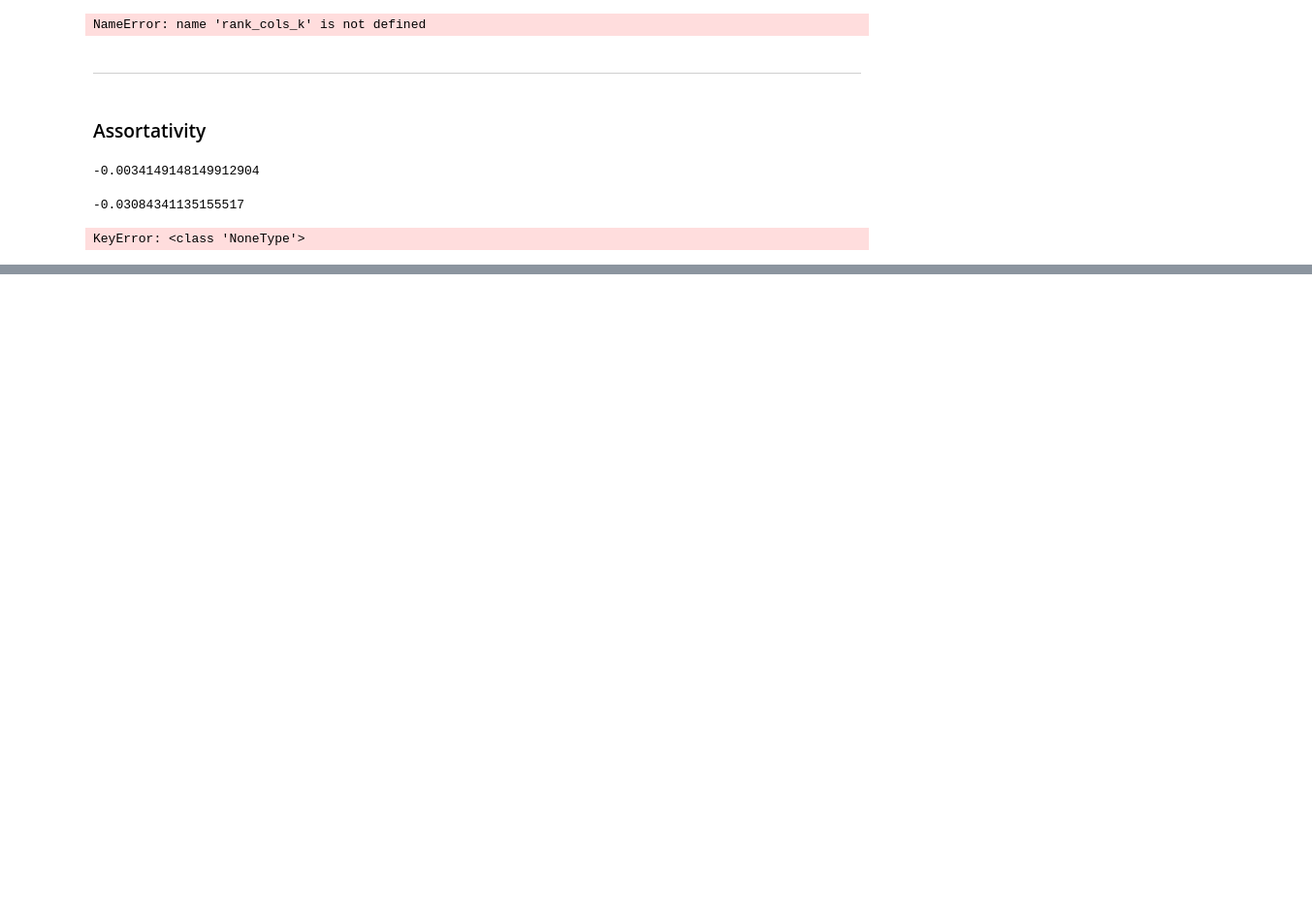
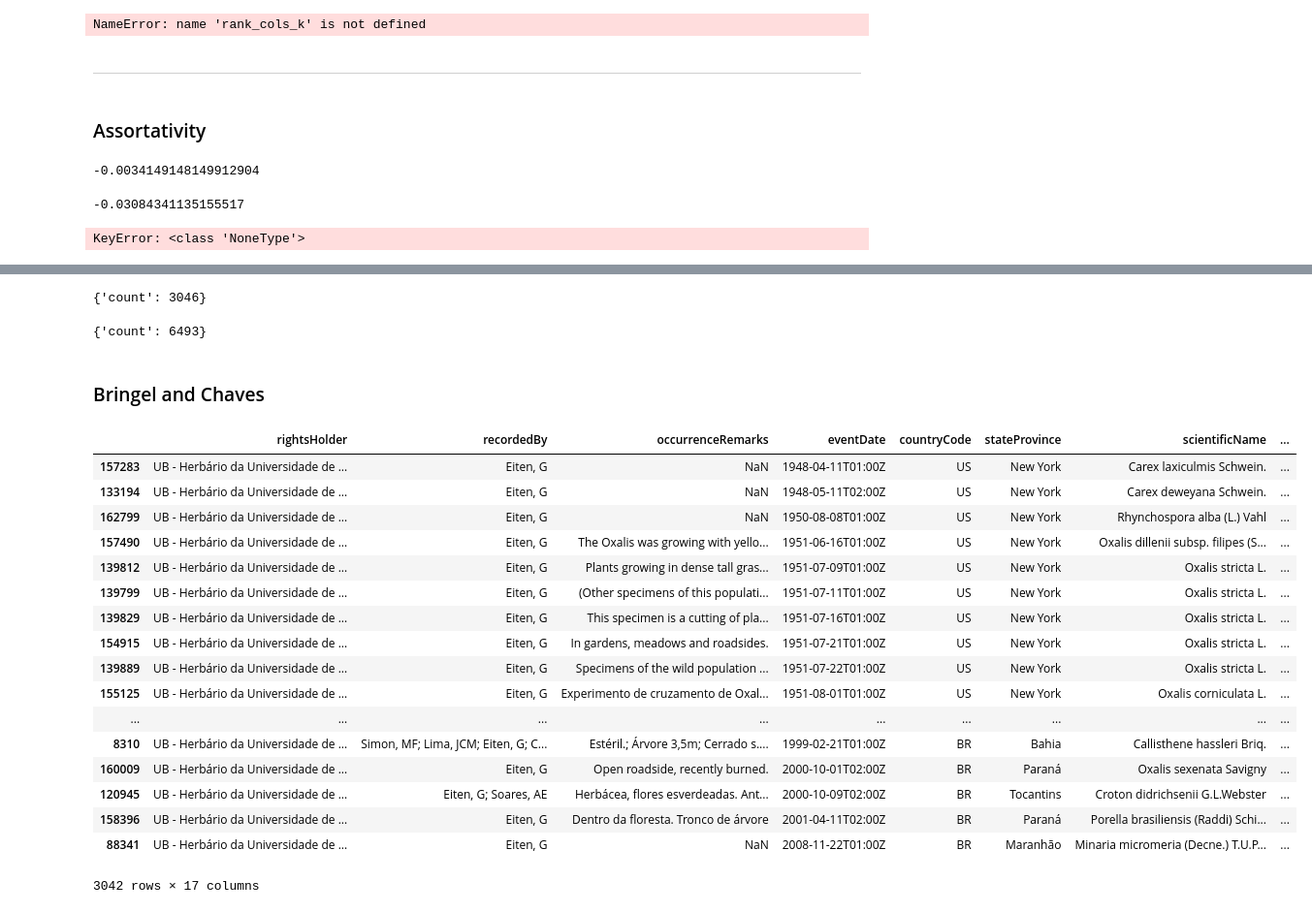
Before and after one commit to pedrosiracusa/tese_lncc_code, a Jupyter notebook: notebooks/chapter4/CWN_general.ipynb, the cells around one changed output, grey strips where cells are left out. Shown at 97% size. Drawn from its saved outputs; the diff is of its cells as text; code cells hidden in the pictures; blank space fills up the shorter version.

```diff
--- a/notebooks/chapter4/CWN_general.ipynb
+++ b/notebooks/chapter4/CWN_general.ipynb
@@ -509,0 +582,10 @@ nx.write_gexf(cwn,'./g.gexf')
+# %%
+cwn.node['eiten,g']
+# %% [output]
+{'count': 3046}
+# %%
+cwn.node['heringer,ep']
+# %% [output]
+{'count': 6493}
+# %% [markdown]
+### Bringel and Chaves
@@ -509,0 +596,21 @@ nx.write_gexf(cwn,'./g.gexf')
+# %%
+occs[occs['recordedBy'].apply(lambda x: 'Eiten' in str(x))].sort_values('eventDate').dropna(subset=['eventDate'])
+# %% [output]
+|  | rightsHolder | recordedBy | occurrenceRemarks | eventDate | countryCode | stateProvince | scientificName | ... |
+| 157283 | UB - Herbário da Universidade de ... | Eiten, G | NaN | 1948-04-11T01:00Z | US | New York | Carex laxiculmis Schwein. | ... |
+| 133194 | UB - Herbário da Universidade de ... | Eiten, G | NaN | 1948-05-11T02:00Z | US | New York | Carex deweyana Schwein. | ... |
+| 162799 | UB - Herbário da Universidade de ... | Eiten, G | NaN | 1950-08-08T01:00Z | US | New York | Rhynchospora alba (L.) Vahl | ... |
+| 157490 | UB - Herbário da Universidade de ... | Eiten, G | The Oxalis was growing with yello... | 1951-06-16T01:00Z | US | New York | Oxalis dillenii subsp. filipes (S... | ... |
+| 139812 | UB - Herbário da Universidade de ... | Eiten, G | Plants growing in dense tall gras... | 1951-07-09T01:00Z | US | New York | Oxalis stricta L. | ... |
+| 139799 | UB - Herbário da Universidade de ... | Eiten, G | (Other specimens of this populati... | 1951-07-11T01:00Z | US | New York | Oxalis stricta L. | ... |
+| 139829 | UB - Herbário da Universidade de ... | Eiten, G | This specimen is a cutting of pla... | 1951-07-16T01:00Z | US | New York | Oxalis stricta L. | ... |
+| 154915 | UB - Herbário da Universidade de ... | Eiten, G | In gardens, meadows and roadsides. | 1951-07-21T01:00Z | US | New York | Oxalis stricta L. | ... |
+| 139889 | UB - Herbário da Universidade de ... | Eiten, G | Specimens of the wild population ... | 1951-07-22T01:00Z | US | New York | Oxalis stricta L. | ... |
+| 155125 | UB - Herbário da Universidade de ... | Eiten, G | Experimento de cruzamento de Oxal... | 1951-08-01T01:00Z | US | New York | Oxalis corniculata L. | ... |
+| ... | ... | ... | ... | ... | ... | ... | ... | ... |
+| 8310 | UB - Herbário da Universidade de ... | Simon, MF; Lima, JCM; Eiten, G; C... | Estéril.; Árvore 3,5m; Cerrado s.... | 1999-02-21T01:00Z | BR | Bahia | Callisthene hassleri Briq. | ... |
+| 160009 | UB - Herbário da Universidade de ... | Eiten, G | Open roadside, recently burned. | 2000-10-01T02:00Z | BR | Paraná | Oxalis sexenata Savigny | ... |
+| 120945 | UB - Herbário da Universidade de ... | Eiten, G; Soares, AE | Herbácea, flores esverdeadas. Ant... | 2000-10-09T02:00Z | BR | Tocantins | Croton didrichsenii G.L.Webster | ... |
+| 158396 | UB - Herbário da Universidade de ... | Eiten, G | Dentro da floresta. Tronco de árvore | 2001-04-11T02:00Z | BR | Paraná | Porella brasiliensis (Raddi) Schi... | ... |
+| 88341 | UB - Herbário da Universidade de ... | Eiten, G | NaN | 2008-11-22T01:00Z | BR | Maranhão | Minaria micromeria (Decne.) T.U.P... | ... |
+3042 rows × 17 columns
```
Also changed, not shown: parts of 19 cells of this notebook.
